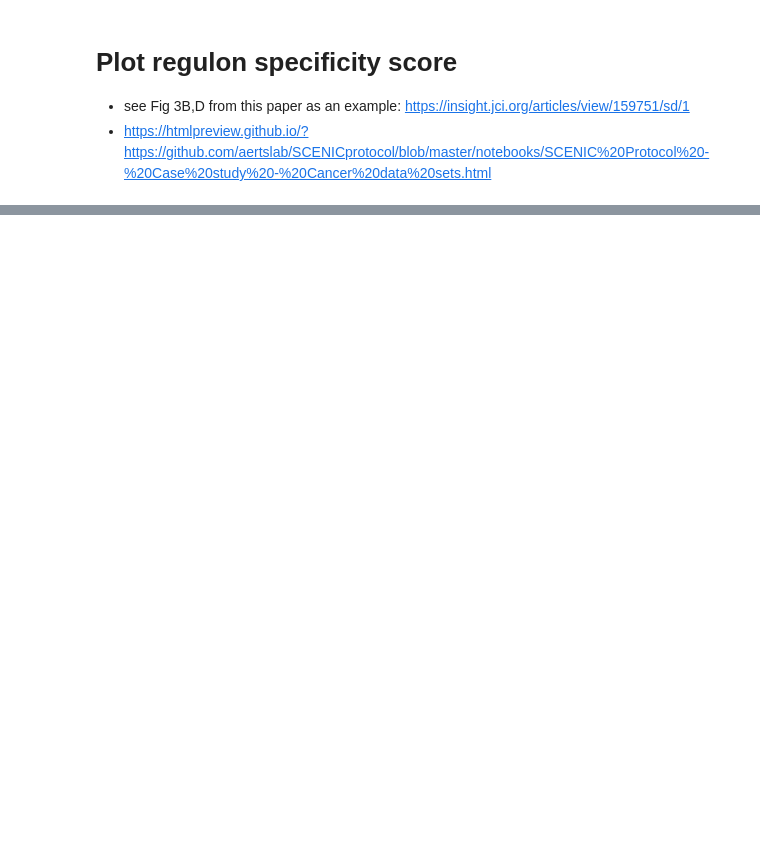
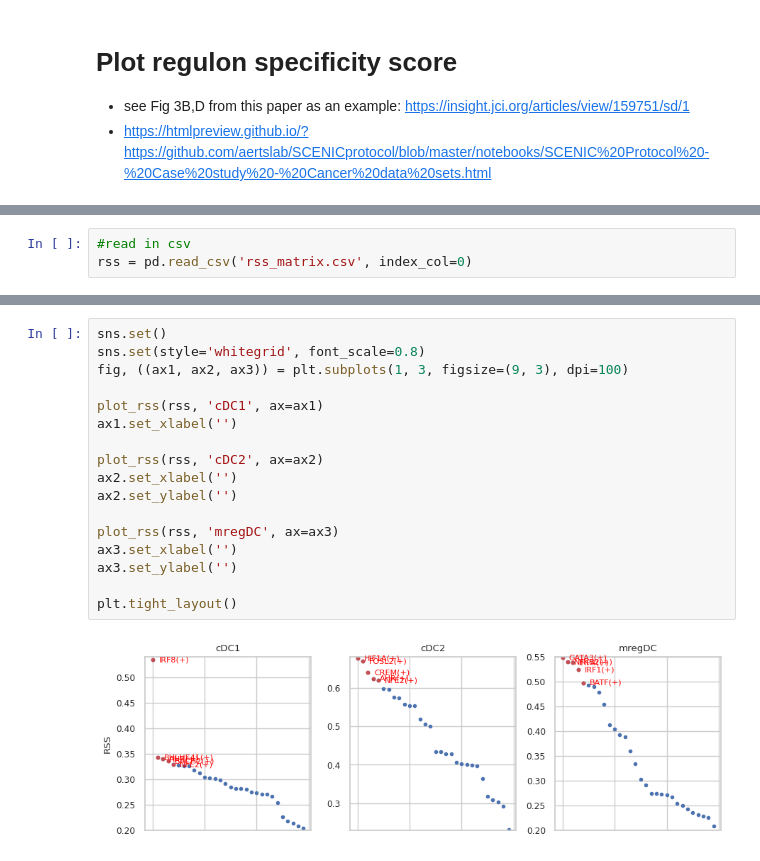
Before and after one commit to tuonglab/Nikita-project, a Jupyter notebook: notebooks/2025-01-07_pyscenic.ipynb, the cells around one changed output, grey strips where cells are left out. Saved outputs shown, nothing was run; the diff lists cells and outputs as text; blank space fills up the shorter version.

```diff
--- a/notebooks/2025-01-07_pyscenic.ipynb
+++ b/notebooks/2025-01-07_pyscenic.ipynb
@@ -254,0 +334,3 @@ I just tried downgrading to numpy 1.20.0 in my old pyscenic environment but it w
+# %%
+#read in csv
+rss = pd.read_csv('rss_matrix.csv', index_col=0)
@@ -254,0 +432,19 @@ I just tried downgrading to numpy 1.20.0 in my old pyscenic environment but it w
+# %%
+sns.set()
+sns.set(style='whitegrid', font_scale=0.8)
+fig, ((ax1, ax2, ax3)) = plt.subplots(1, 3, figsize=(9, 3), dpi=100)
+
+plot_rss(rss, 'cDC1', ax=ax1)
+ax1.set_xlabel('')
+
+plot_rss(rss, 'cDC2', ax=ax2)
+ax2.set_xlabel('')
+ax2.set_ylabel('')
+
+plot_rss(rss, 'mregDC', ax=ax3)
+ax3.set_xlabel('')
+ax3.set_ylabel('')
+
+plt.tight_layout()
+# %% [output]
+[figure, added]
```
Also changed, not shown: parts of 31 cells of this notebook.
